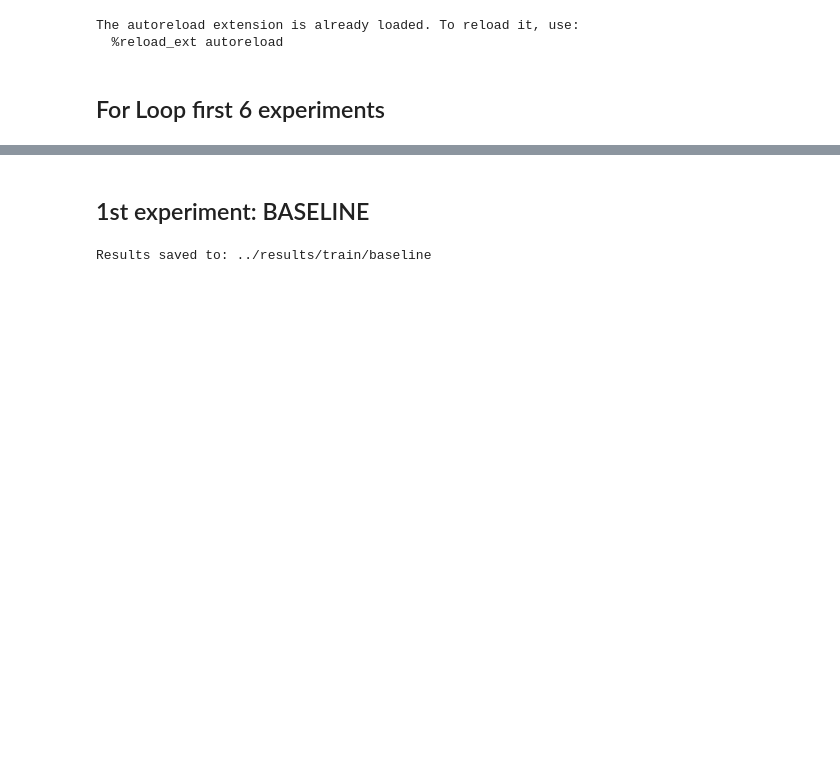
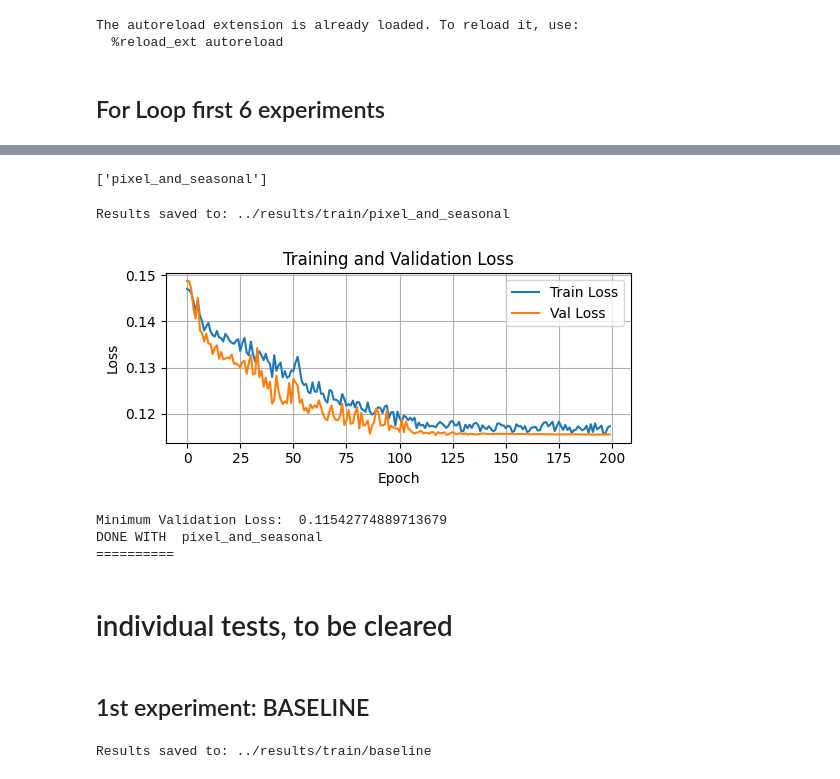
Before and after one commit to fizz-x/TreeHeads, a Jupyter notebook: src/run_main.ipynb, the cells around one changed output, grey strips where cells are left out. Drawn from its saved outputs; the diff is of its cells as text; code cells hidden in the pictures; blank space fills up the shorter version.

```diff
--- a/src/run_main.ipynb
+++ b/src/run_main.ipynb
@@ -60,3 +125,55 @@ for exp_name in experiment_names:
+# %%
+# SELECT EXPERIMENTAL CONFIG
+with open('../configs/experiments.yaml', 'r') as f:
+    experiments = yaml.safe_load(f)
+    experiment_names = list(experiments.keys())
+    experiment_names = experiment_names[3:4]  # Select the first 6 experiment names
+
+with open('../configs/normparams.yaml', 'r') as f:
+    normparams = yaml.safe_load(f)
+joint_normparams = normparams['chm']['_111']
+# %%
+experiment_names
+# %% [output]
+['pixel_and_seasonal']
+# %%
+
+for exp_name in experiment_names:
+    sites, cfg = get_config(exp_name)
+    global_config = md.global_config
+
+    # Build dataset
+    X, Y = build_patched_dataset(cfg, sites, patch_size=32)
+    # split into train/val/test (70/15/15) with your logic
+    (X_train, Y_train), (X_val, Y_val), (X_test, Y_test) = split_dataset(X, Y)
+
+    # Syntax: X_train, X_val, X_test, y_train, y_val, y_test
+    train_dataset = md.S2CanopyHeightDataset(X_train, Y_train)
+    val_dataset = md.S2CanopyHeightDataset(X_val, Y_val)
+    test_dataset = md.S2CanopyHeightDataset(X_test, Y_test)
+
+    train_loader = DataLoader(train_dataset, batch_size=global_config['batch_size'], shuffle=True)
+    val_loader = DataLoader(val_dataset, batch_size=global_config['batch_size'])
+    test_loader = DataLoader(test_dataset, batch_size=global_config['batch_size'])
+
+    # build model depending on in out channels, defined by the dataloaders
+    model = md.build_unet(in_channels=X[0].shape[0], out_channels=Y[0].shape[0])
+    #train model depending on config.
+    model, logs = md.train_model(model, train_loader, val_loader, cfg, md.global_config)
+
+    md.save_results(model, val_loader, test_loader, joint_normparams, logs, cfg)
+    eval.plot_val_loss(logs['train_loss'],logs['val_loss'])
+    print("Minimum Validation Loss: ", min(logs['val_loss']))
+    print("DONE WITH ", exp_name)
+    print("==========")
+# %% [output]
+Results saved to: ../results/train/pixel_and_seasonal
+[figure, added]
+Minimum Validation Loss:  0.11542774889713679
+DONE WITH  pixel_and_seasonal
+==========
+# %% [markdown]
+# individual tests, to be cleared
 # %% [markdown]
 ## 1st experiment: BASELINE
 # %%
```
Also changed, not shown: parts of 6 cells of this notebook, 6 other files.
